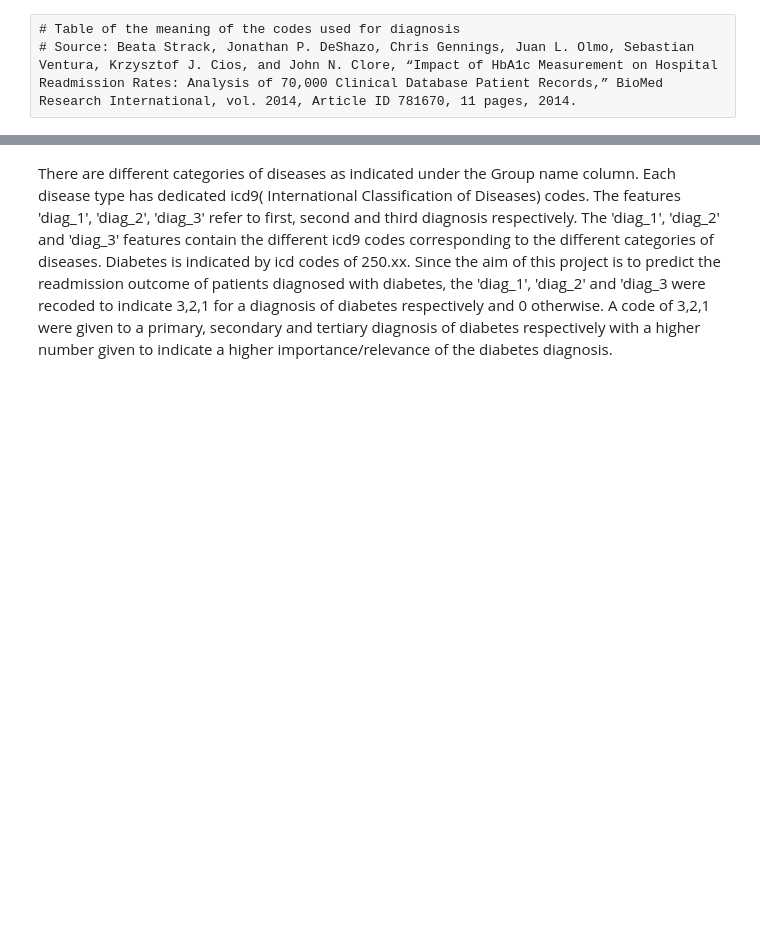
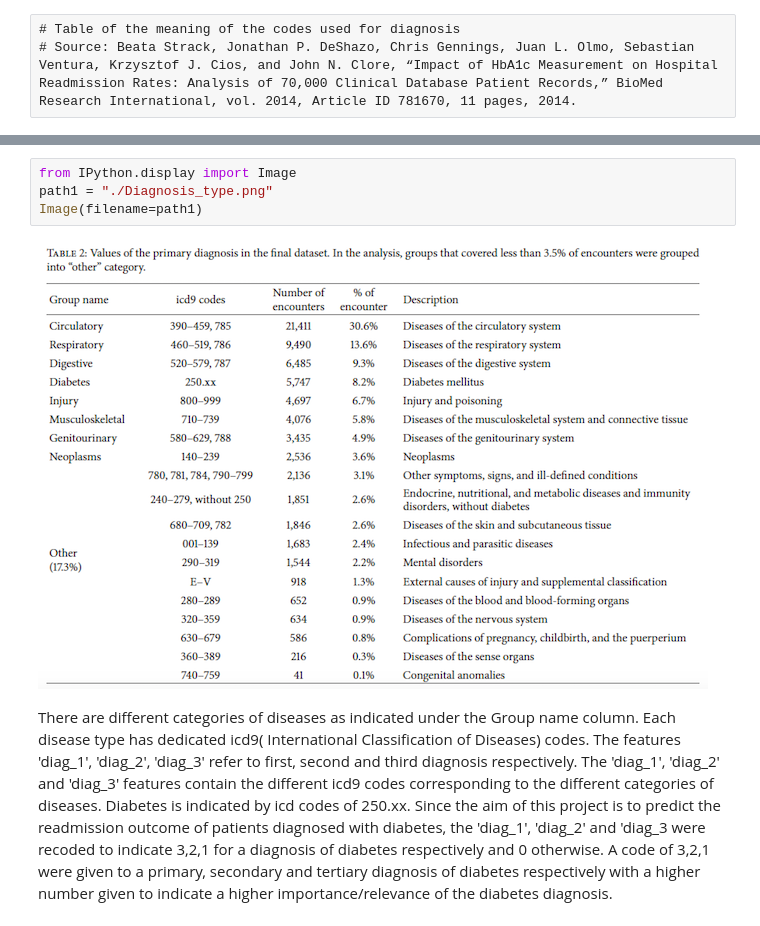
Before and after one commit to daxaniie12/dsi_proj, a Jupyter notebook: Capstone-project/Capstone ---Final---Cleaning+EDA.ipynb, the cells around one changed output, grey strips where cells are left out. Saved outputs shown, nothing was run; the diff lists cells and outputs as text; blank space fills up the shorter version.

```diff
--- a/Capstone-project/Capstone ---Final---Cleaning+EDA.ipynb
+++ b/Capstone-project/Capstone ---Final---Cleaning+EDA.ipynb
@@ -219,3 +217,9 @@ Diagnosis was indicated with icd9(International Classification of Diseases) code
+# %%
+from IPython.display import Image
+path1 = "./Diagnosis_type.png"
+Image(filename=path1)
+# %% [output]
+[figure, added]
 # %% [markdown]
 There are different categories of diseases as indicated under the Group name column. Each disease type has dedicated icd9( International Classification of Diseases) codes. The features 'diag_1', 'diag_2', 'diag_3' refer to first, second and third diagnosis respectively. The 'diag_1', 'diag_2' and 'diag_3' features contain the different icd9 codes corresponding to the different categories of diseases. Diabetes is indicated by icd codes of 250.xx. Since the aim of this project is to predict the readmission outcome of patients diagnosed with diabetes, the 'diag_1', 'diag_2' and 'diag_3 were recoded to indicate 3,2,1 for a diagnosis of diabetes respectively and 0 otherwise. A code of 3,2,1 were given to a primary, secondary and tertiary diagnosis of diabetes respectively with a higher number given to indicate a higher importance/relevance of the diabetes diagnosis.
 # %%
```
Also changed, not shown: parts of 1 cell of this notebook.
